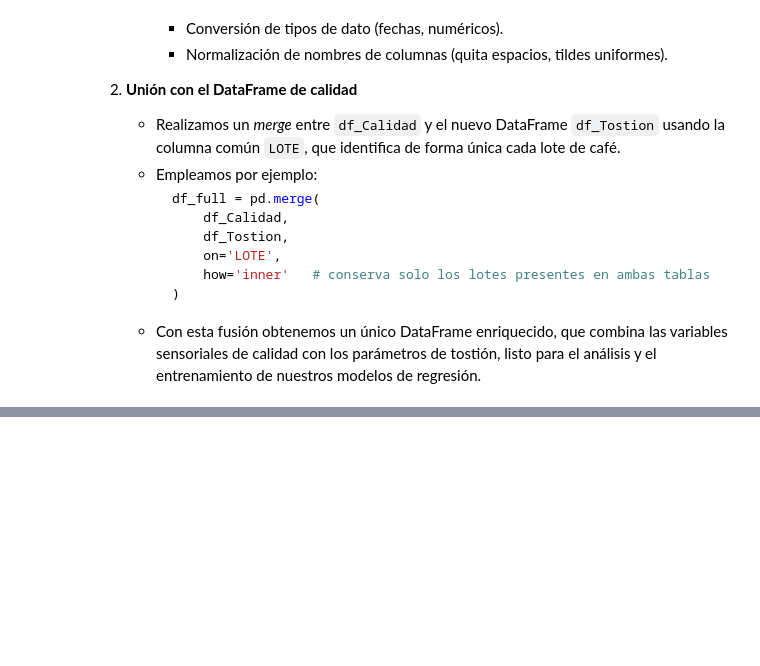
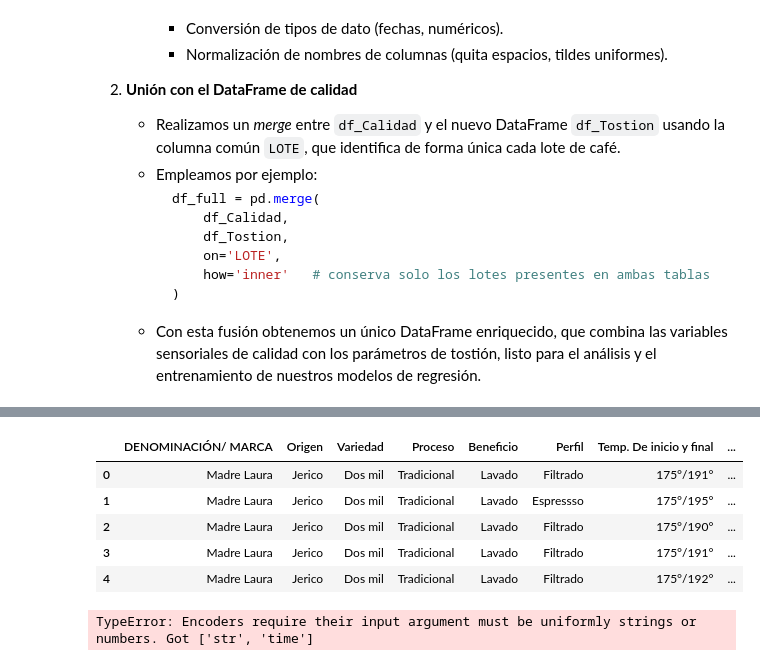
Before and after one commit to RicardoLoperaV/coffee-quality-regression, a Jupyter notebook: Coffee_Cup_Score.ipynb, the cells around one changed output, grey strips where cells are left out. Cells and saved outputs as stored; diff of their text form; code cells hidden in the pictures; blank space fills up the shorter version.

Commit message:
Se actualizan descripciones, se produce el df completo y se empieza a realiza el modelo

```diff
--- a/Coffee_Cup_Score.ipynb
+++ b/Coffee_Cup_Score.ipynb
@@ -360,0 +547,28 @@ display(df_Tostion.head())
+# %%
+# Ahora que separamos las variables independientes (X) de la dependiente (Y),
+# procedemos a realizar el pipeline para procesar los datos cualitativos (categóricos).
+
+Pipe = Pipeline([
+    ('onehot', OneHotEncoder(handle_unknown='ignore', sparse_output=False))
+])
+
+X_categorical = X.select_dtypes(include=['object'])
+
+display(X_categorical.head())
+
+# Procedemos a transformar las variables categóricas en variables numéricas (dummies) dentro del flujo de entrenamiento y validación de los modelos.
+X_transformed = Pipe.fit_transform(X_categorical)
+# Ahora unimos las variables transformadas con las variables numéricas
+X_numerical = X.select_dtypes(exclude=['object'])
+X_full = pd.concat([X_numerical, pd.DataFrame(X_transformed, columns=Pipe.get_feature_names_out())], axis=1)
+
+# visualizamos las primeras filas del dataframe completo
+X_full.head()
+# %% [output]
+|  | DENOMINACIÓN/ MARCA | Origen | Variedad | Proceso | Beneficio | Perfil | Temp. De inicio y final | ... |
+| 0 | Madre Laura | Jerico | Dos mil | Tradicional | Lavado | Filtrado | 175°/191° | ... |
+| 1 | Madre Laura | Jerico | Dos mil | Tradicional | Lavado | Espressso | 175°/195° | ... |
+| 2 | Madre Laura | Jerico | Dos mil | Tradicional | Lavado | Filtrado | 175°/190° | ... |
+| 3 | Madre Laura | Jerico | Dos mil | Tradicional | Lavado | Filtrado | 175°/191° | ... |
+| 4 | Madre Laura | Jerico | Dos mil | Tradicional | Lavado | Filtrado | 175°/192° | ... |
+TypeError: Encoders require their input argument must be uniformly strings or numbers. Got ['str', 'time']
```
Also changed, not shown: parts of 12 cells of this notebook.
